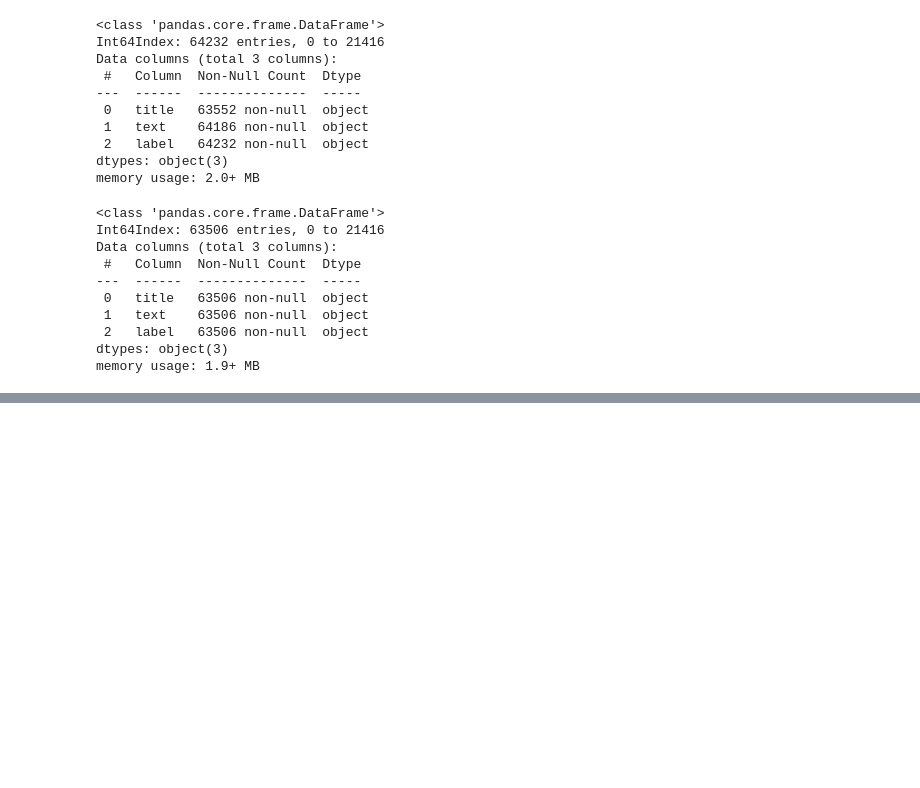
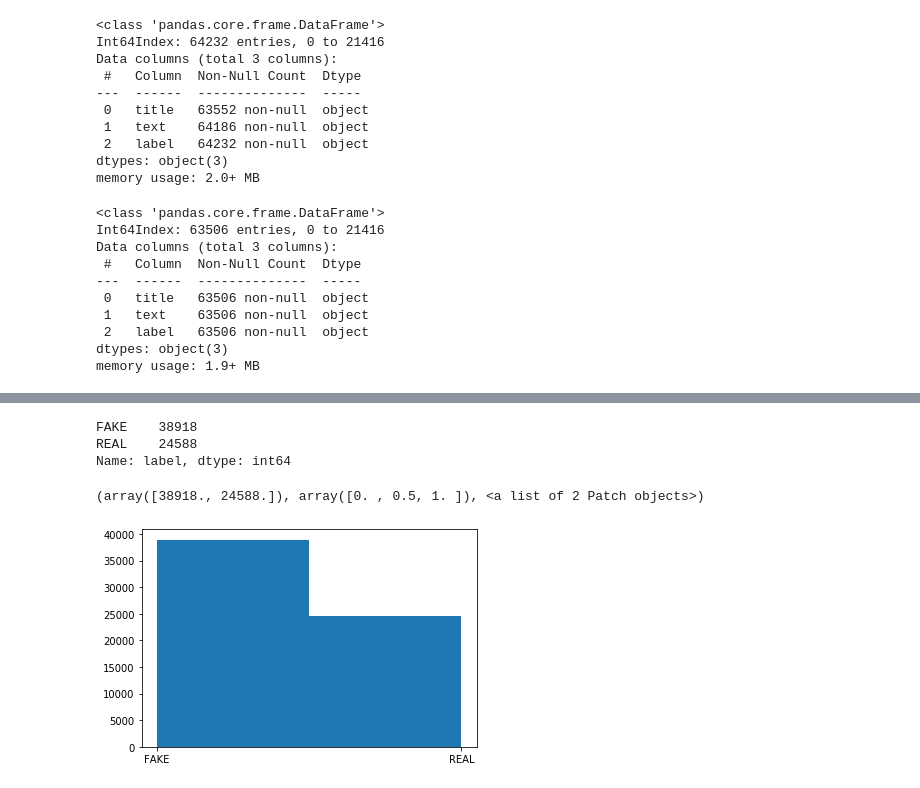
Before and after one commit to efbelle/Capstone-2-Fake-News-Detector, a Jupyter notebook: Fake News Detector.ipynb, the cells around one changed output, grey strips where cells are left out. Drawn from its saved outputs; the diff is of its cells as text; code cells hidden in the pictures; blank space fills up the shorter version.

```diff
--- a/Fake News Detector.ipynb
+++ b/Fake News Detector.ipynb
@@ -316,0 +346,13 @@ memory usage: 1.9+ MB
+# %%
+# check how balanced the data is
+df.label.value_counts()
+# %% [output]
+FAKE    38918
+REAL    24588
+Name: label, dtype: int64
+# %%
+# get a visual for the data balance
+plt.hist(df.label, bins=2)
+# %% [output]
+(array([38918., 24588.]), array([0. , 0.5, 1. ]), <a list of 2 Patch objects>)
+[figure, added]
```
Also changed, not shown: parts of 90 cells of this notebook.
